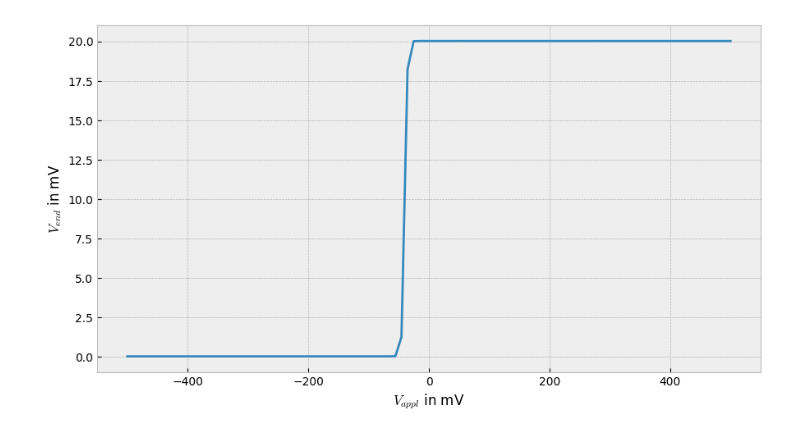
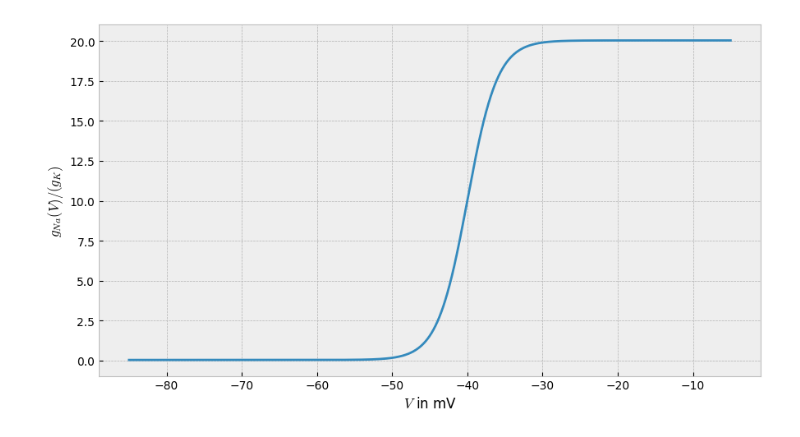
Before and after one commit to leonardlux/comp_phy_exam, a Jupyter notebook: problem_3/part_2/task_b.ipynb, the cells around one changed output. Saved outputs shown, nothing was run; the diff lists cells and outputs as text; code cells hidden in the pictures.

```diff
--- a/problem_3/part_2/task_b.ipynb
+++ b/problem_3/part_2/task_b.ipynb
@@ -8,8 +7,8 @@ from opt_initial_values import inital_values
 from opt_diags_gen import diags_gen_backwards_euler
 # %%
 Us = []
-n_sim = 10+1
-center = -44 * c.milli
+n_sim = 40+1
+center = -45 * c.milli
 sides = 40 * c.milli
 v_values = np.linspace(center - sides, center + sides ,n_sim)
 
@@ -67,16 +67,16 @@ No artists with labels found to put in legend.  Note that artists whose label st
 # %%
 def g_na_g_k(v_vec):
     return ((100/(1 + np.exp(c.gamma*(c.v_star - v_vec)))) + 1/5)/c.g_k
 
-x = np.linspace(-c.v_appl*10,c.v_appl*10,100)
+x = np.linspace(center - sides, center + sides ,1000)
 #x = np.linspace(-1e3,1e4,1000)
 
 plt.style.use('bmh')
 plt.figure(figsize=(9,5))
-plt.plot(x*10**3,g_na_g_k(x))
-plt.ylabel("$V_{end}$ in mV")
-plt.xlabel("$V_{appl}$ in mV")
+plt.plot(x/c.milli,g_na_g_k(x))
+plt.ylabel("$g_{Na}(V)/(g_K)$")
+plt.xlabel("$V$ in mV")
 plt.tight_layout()
 plt.show()
 # %% [output]
-[figure, old version]
+[figure, new version]
```
Also changed, not shown: parts of 4 cells of this notebook, 4 other files.
